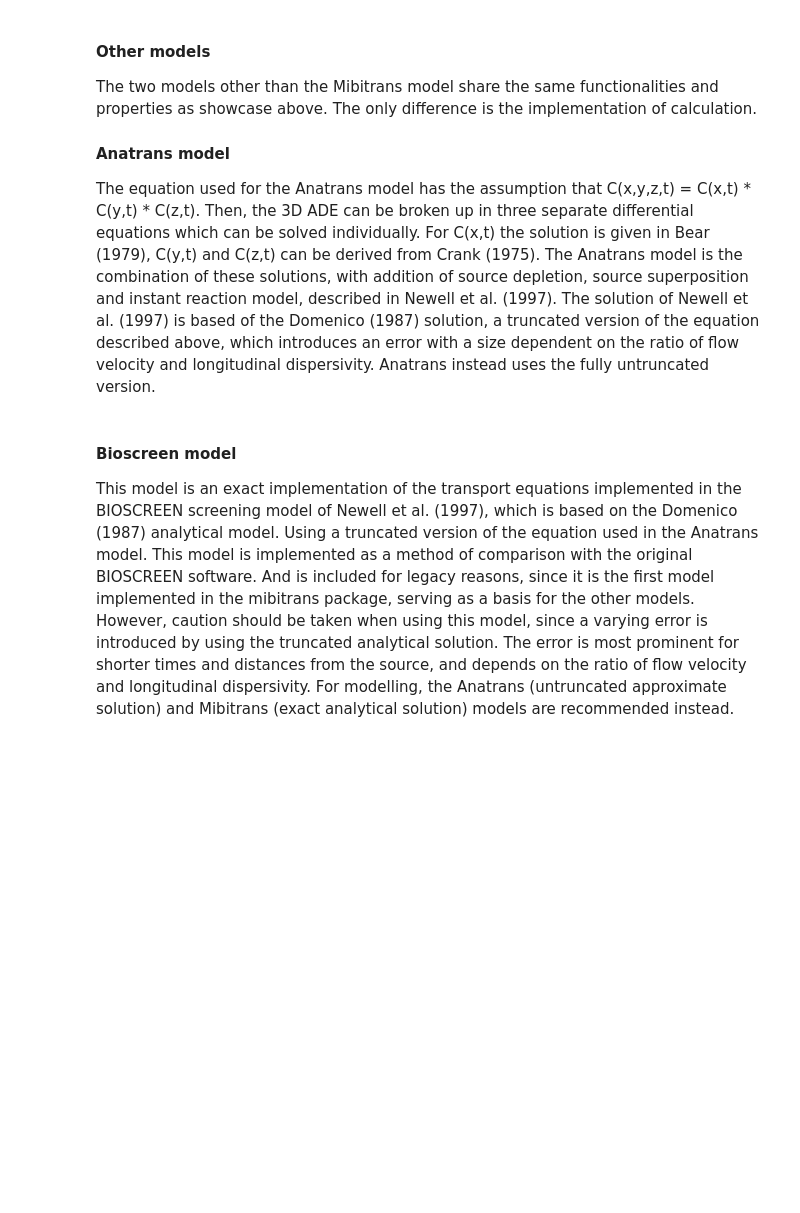
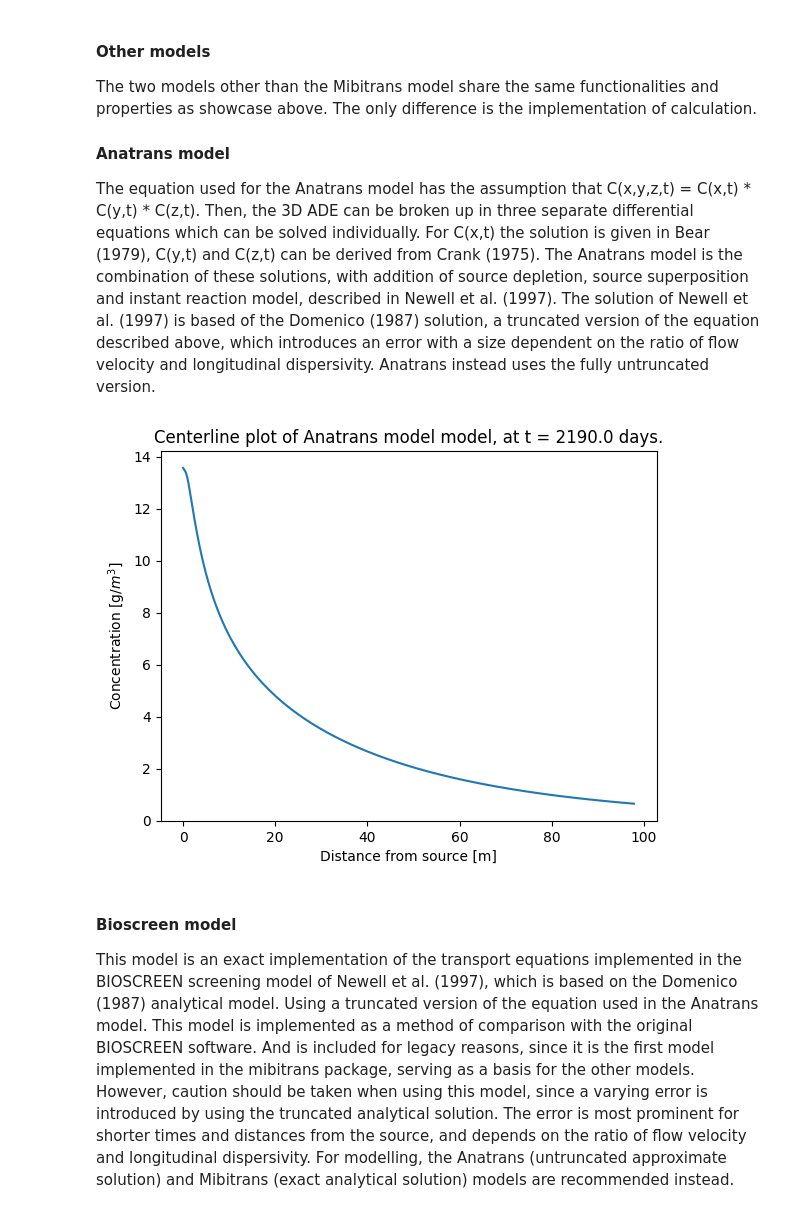
Before and after one commit to MiBiPreT/mibitrans, a Jupyter notebook: examples/example_walkthrough.ipynb, the cells around one changed output. Saved outputs shown, nothing was run; the diff lists cells and outputs as text; code cells hidden in the pictures; blank space fills up the shorter version.

```diff
--- a/examples/example_walkthrough.ipynb
+++ b/examples/example_walkthrough.ipynb
@@ -341,14 +390,16 @@ The equation used for the Anatrans model has the assumption that C(x,y,z,t) = C(
 # %%
 ana_object = Anatrans(
     hydrological_parameters=hydro,
     attenuation_parameters=att,
     source_parameters=source,
     model_parameters=model
 )
 
-ana_object.run()
-ana_object.centerline()
+ana_results = ana_object.run()
+ana_results.centerline()
 plt.show()
+# %% [output]
+[figure, added]
 # %% [markdown]
 #### Bioscreen model
 
```
Also changed, not shown: parts of 17 cells of this notebook, 2 other files.
